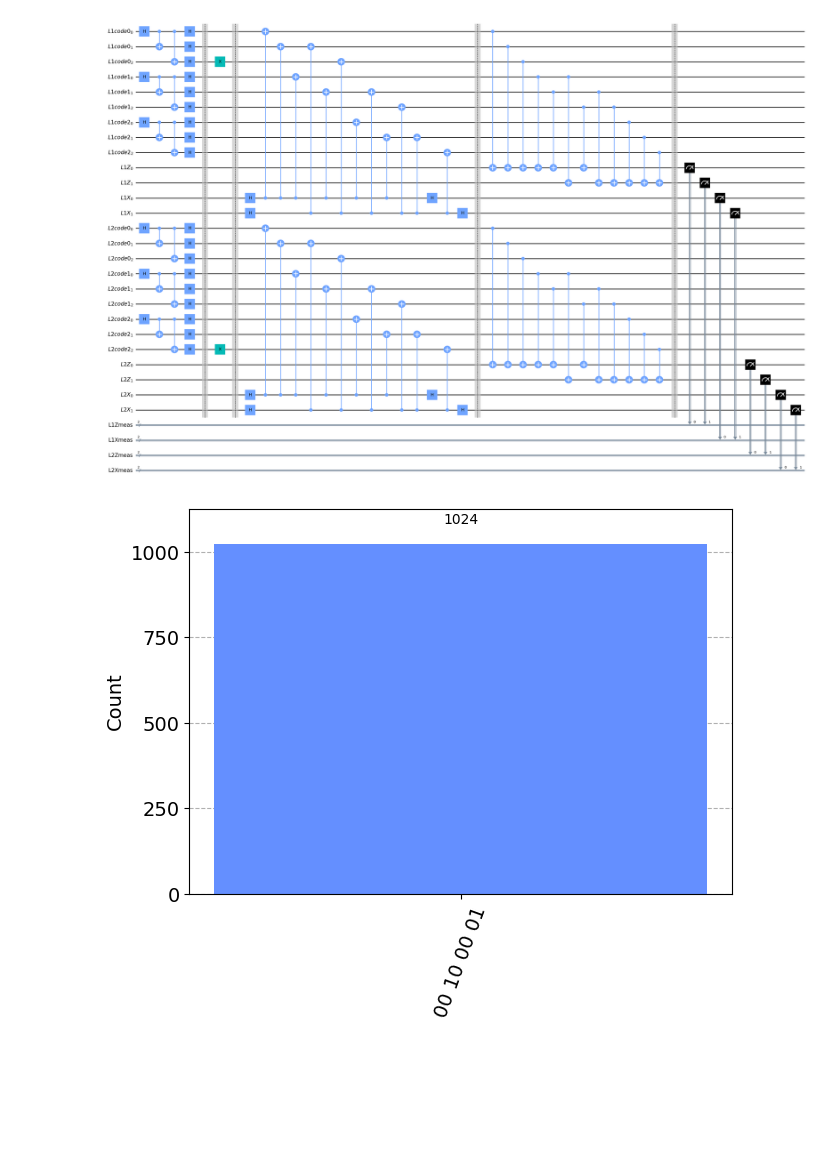
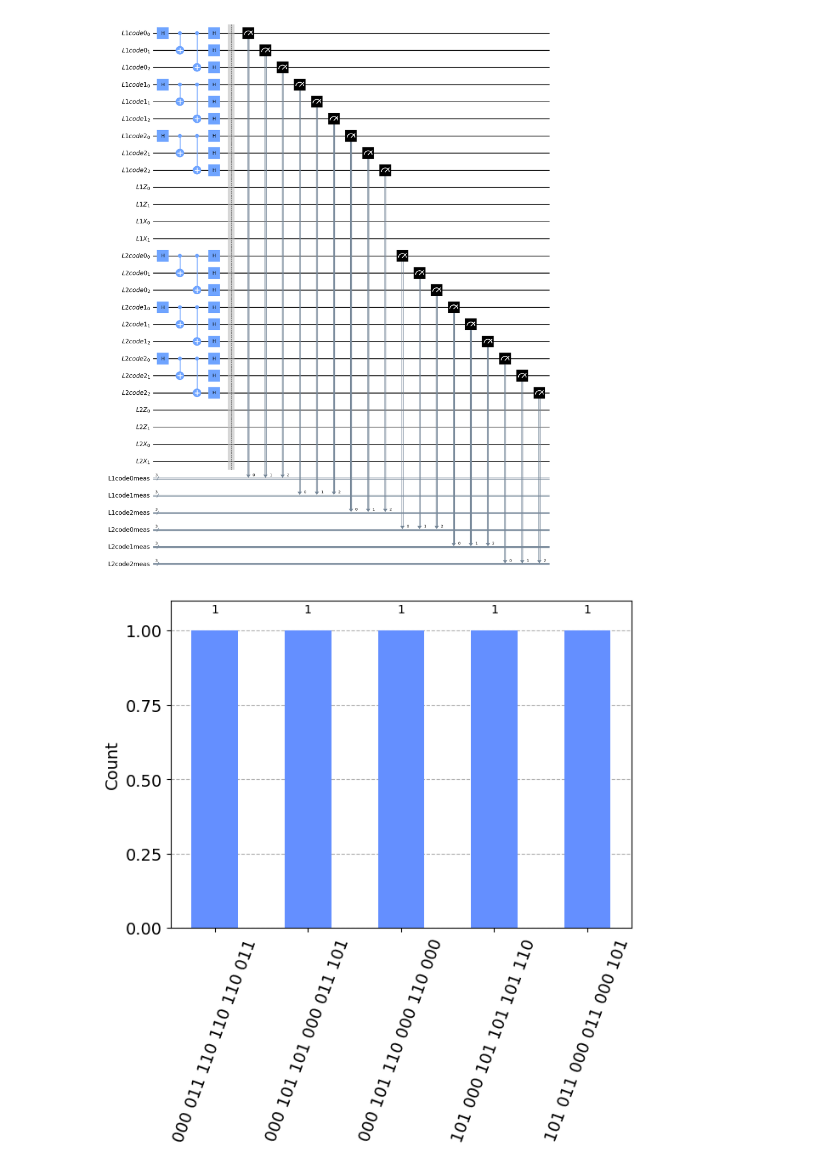
Before and after one commit to TonyPlaysGames/Shors-NeuralNetwork, a Jupyter notebook: x-gate-error.ipynb, the cells around one changed output. Saved outputs shown, nothing was run; the diff lists cells and outputs as text; code cells hidden in the pictures; blank space fills up the shorter version.

```diff
--- a/x-gate-error.ipynb
+++ b/x-gate-error.ipynb
@@ -15,8 +15,13 @@ def createLogicalQubits(numLogicalQubits):
         physicalQubits.append(AncillaRegister(2, name='L' + str((qubit + 1)) + 'Z'))
         physicalQubits.append(AncillaRegister(2, name='L' + str((qubit + 1)) + 'X'))
 
-        physicalQubits.append(ClassicalRegister(2, name='L' + str(qubit +1) + 'Zmeas'))
-        physicalQubits.append(ClassicalRegister(2, name='L' + str(qubit +1) + 'Xmeas'))
+        # For testing code qubits
+        physicalQubits.append(ClassicalRegister(3, name='L' + str(qubit +1) + 'code0meas'))
+        physicalQubits.append(ClassicalRegister(3, name='L' + str(qubit +1) + 'code1meas'))
+        physicalQubits.append(ClassicalRegister(3, name='L' + str(qubit +1) + 'code2meas'))
+
+        # physicalQubits.append(ClassicalRegister(2, name='L' + str(qubit +1) + 'Zmeas'))
+        # physicalQubits.append(ClassicalRegister(2, name='L' + str(qubit +1) + 'Xmeas'))
 
         logicalQubits.append(physicalQubits)
 
@@ -57,8 +70,8 @@ def applyZDetection(circuit, qubits):
 # %%
-def applyMeasurements(circuit, qubits):
+def applyCodeMeasurements(circuit, qubits):
     for qubit in range(len(qubits)):
-        for i in range(3, 5):
-            for j in range(2):
-                circuit.measure(qubits[qubit][i][j], qubits[qubit][i + 2][j])
+        for i in range(3):
+            for j in range(3):
+                circuit.measure(qubits[qubit][i][j], qubits[qubit][i + 5][j])
 # %%
 def applyrandomError(circuit, qubits):
@@ -70,18 +85,19 @@ def applyrandomError(circuit, qubits):
 # %%
 qc, qubits = createLogicalQubits(2)
 applyEncoder(qc, qubits)
-applyrandomError(qc, qubits)
-applyXDetection(qc, qubits)
-applyZDetection(qc, qubits)
-applyMeasurements(qc, qubits)
+# applyrandomError(qc, qubits)
+# applyXDetection(qc, qubits)
+# applyZDetection(qc, qubits)
+applyCodeMeasurements(qc, qubits)
+# applyMeasurements(qc, qubits)
 qc.draw(output='mpl', fold=45)
 # %% [output]
-[figure, old version]
+[figure, new version]
 # %%
 sim = Aer.get_backend('qasm_simulator')
-job = execute(qc, sim, shots=1024)
+job = execute(qc, sim, shots=5)
 result = job.result()
 counts = result.get_counts(qc)
 visualization.plot_histogram(counts)
 # %% [output]
-[figure, old version]
+[figure, new version]
```
Also changed, not shown: parts of 2 cells of this notebook.
